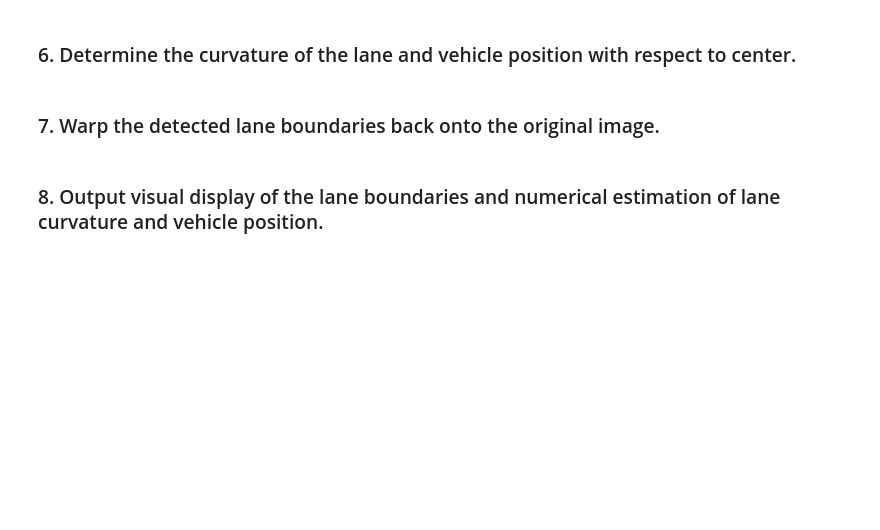
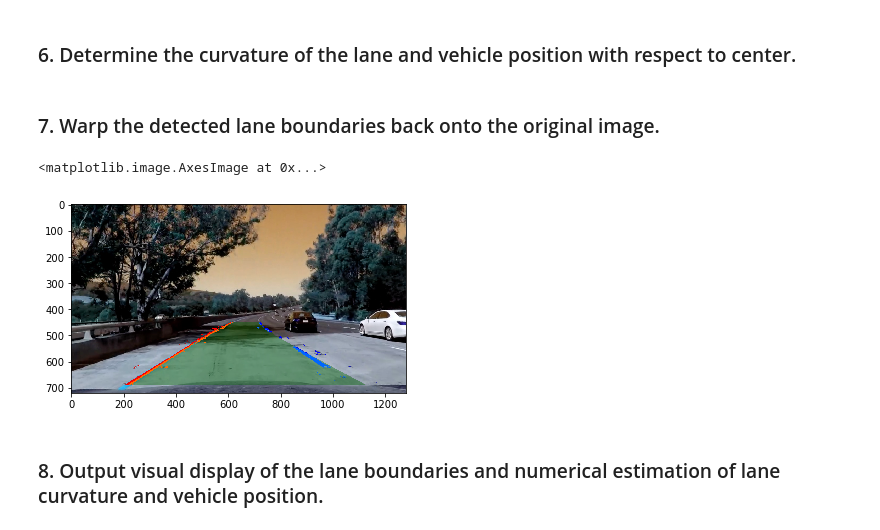
Before and after one commit to EvanWY/CarND-Advanced-Lane-Lines, a Jupyter notebook: advance_lane_lines.ipynb, the cells around one changed output. Saved outputs shown, nothing was run; the diff lists cells and outputs as text; code cells hidden in the pictures; blank space fills up the shorter version.

```diff
--- a/advance_lane_lines.ipynb
+++ b/advance_lane_lines.ipynb
@@ -335,33 +380,39 @@ def findLane(binary_warped, laneInfo):
 def overlayImg(img, laneInfo):
     # Create an image to draw on and an image to show the selection window
     #out_img = np.dstack((binary_warped, binary_warped, binary_warped))*255
     out_img = np.zeros_like(img)
     window_img = np.zeros_like(out_img)
     # Color in left and right line pixels
     out_img[laneInfo.nonzeroy[laneInfo.left_lane_inds], laneInfo.nonzerox[laneInfo.left_lane_inds]] = [255, 0, 0]
     out_img[laneInfo.nonzeroy[laneInfo.right_lane_inds], laneInfo.nonzerox[laneInfo.right_lane_inds]] = [0, 0, 255]
 
     ploty = np.linspace(0, img.shape[0]-1, img.shape[0] )
     left_fitx = laneInfo.left_fit[0]*ploty**2 + laneInfo.left_fit[1]*ploty + laneInfo.left_fit[2]
     right_fitx = laneInfo.right_fit[0]*ploty**2 + laneInfo.right_fit[1]*ploty + laneInfo.right_fit[2]
     left_line_window = np.array([np.transpose(np.vstack([left_fitx, ploty]))])
     right_line_window = np.array([np.flipud(np.transpose(np.vstack([right_fitx, ploty])))])
     lane_pts = np.hstack((left_line_window, right_line_window))
 
     cv2.fillPoly(window_img, np.int_([lane_pts]), (0,255, 0))
     result = cv2.addWeighted(out_img, 1, window_img, 0.4, 0)
     result_warpped = cv2.warpPerspective(result, np.linalg.inv(M), (result.shape[1], result.shape[0]), flags=cv2.INTER_LINEAR)
     #result_merge = cv2.addWeighted(img[:,:,::-1], 1, result_warpped, 1, 0)
     mean_overlay = np.max(result_warpped, axis = 2) / 255.0
     overlay_mask = np.dstack([mean_overlay,mean_overlay,mean_overlay])
     result_merge = (img * (1-overlay_mask) + result_warpped * overlay_mask).astype(np.uint8)
 
     return result_merge
     #plt.imshow(result_merge)
     # plt.plot(np.mean(result_warpped, axis = 3, ploty, color='yellow')
     # plt.plot(right_fitx, ploty, color='yellow')
     # plt.xlim(0, 1280)
     # plt.ylim(720, 0)
+
+result_merge = overlayImg(img, info)
+plt.imshow(result_merge)
+# %% [output]
+<matplotlib.image.AxesImage at 0x...>
+[figure, added]
 # %% [markdown]
 ### 8. Output visual display of the lane boundaries and numerical estimation of lane curvature and vehicle position.
 # %%
```
Also changed, not shown: parts of 6 cells of this notebook, 7 other files.
